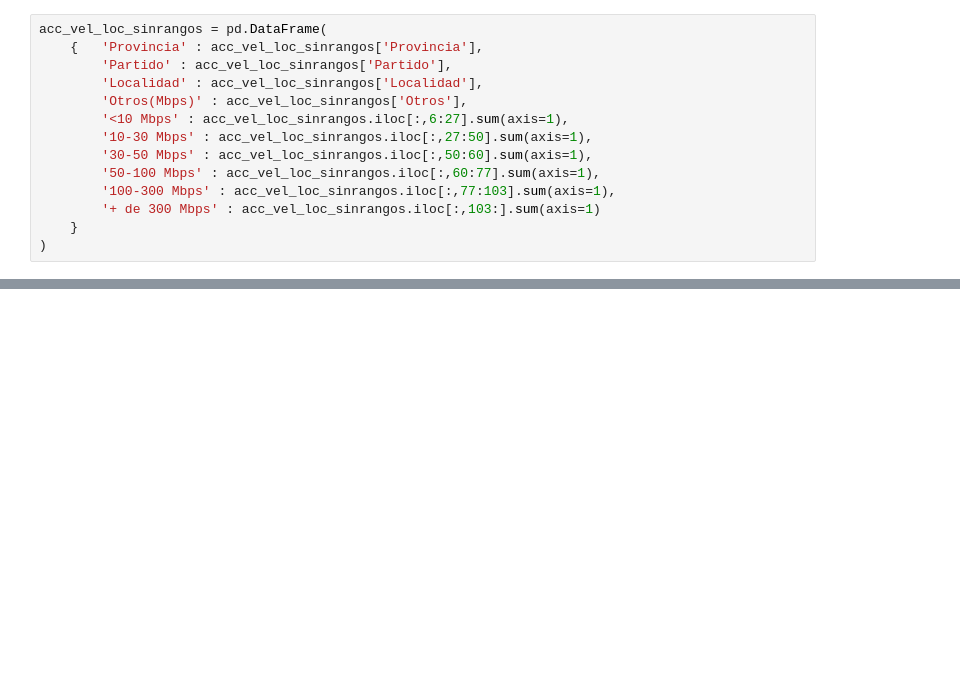
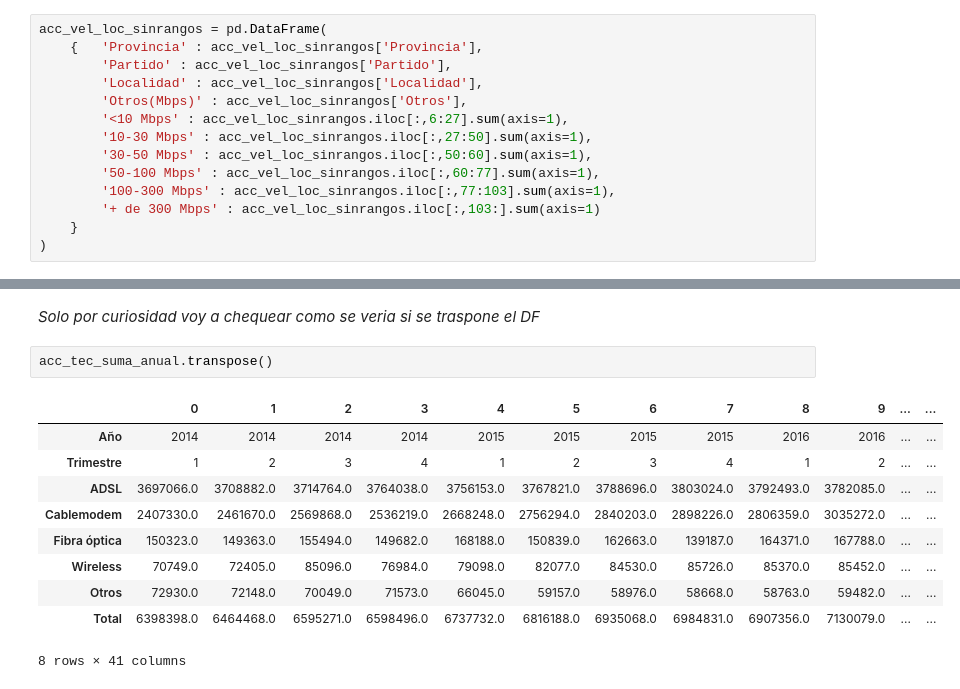
Before and after one commit to matiasbarriosled/PiDa, a Jupyter notebook: eda/eda.ipynb, the cells around one changed output, grey strips where cells are left out. Saved outputs shown, nothing was run; the diff lists cells and outputs as text; blank space fills up the shorter version.

```diff
--- a/eda/eda.ipynb
+++ b/eda/eda.ipynb
@@ -100,0 +151,15 @@ SyntaxError: invalid syntax (4008257950.py, line 1)
+# %% [markdown]
+*Solo por curiosidad voy a chequear como se veria si se traspone el DF*
+# %%
+acc_tec_suma_anual.transpose()
+# %% [output]
+|  | 0 | 1 | 2 | 3 | 4 | 5 | 6 | 7 | 8 | 9 | ... | ... |
+| Año | 2014 | 2014 | 2014 | 2014 | 2015 | 2015 | 2015 | 2015 | 2016 | 2016 | ... | ... |
+| Trimestre | 1 | 2 | 3 | 4 | 1 | 2 | 3 | 4 | 1 | 2 | ... | ... |
+| ADSL | 3697066.0 | 3708882.0 | 3714764.0 | 3764038.0 | 3756153.0 | 3767821.0 | 3788696.0 | 3803024.0 | 3792493.0 | 3782085.0 | ... | ... |
+| Cablemodem | 2407330.0 | 2461670.0 | 2569868.0 | 2536219.0 | 2668248.0 | 2756294.0 | 2840203.0 | 2898226.0 | 2806359.0 | 3035272.0 | ... | ... |
+| Fibra óptica | 150323.0 | 149363.0 | 155494.0 | 149682.0 | 168188.0 | 150839.0 | 162663.0 | 139187.0 | 164371.0 | 167788.0 | ... | ... |
+| Wireless | 70749.0 | 72405.0 | 85096.0 | 76984.0 | 79098.0 | 82077.0 | 84530.0 | 85726.0 | 85370.0 | 85452.0 | ... | ... |
+| Otros | 72930.0 | 72148.0 | 70049.0 | 71573.0 | 66045.0 | 59157.0 | 58976.0 | 58668.0 | 58763.0 | 59482.0 | ... | ... |
+| Total | 6398398.0 | 6464468.0 | 6595271.0 | 6598496.0 | 6737732.0 | 6816188.0 | 6935068.0 | 6984831.0 | 6907356.0 | 7130079.0 | ... | ... |
+8 rows × 41 columns
```
Also changed, not shown: parts of 23 cells of this notebook, 2 other files.
